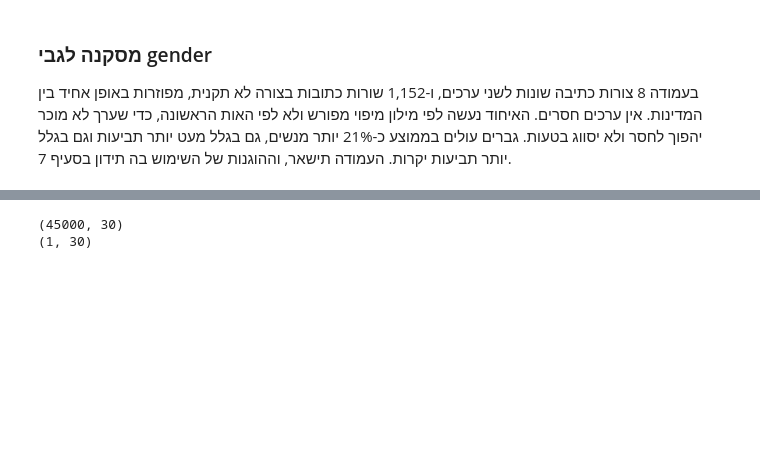
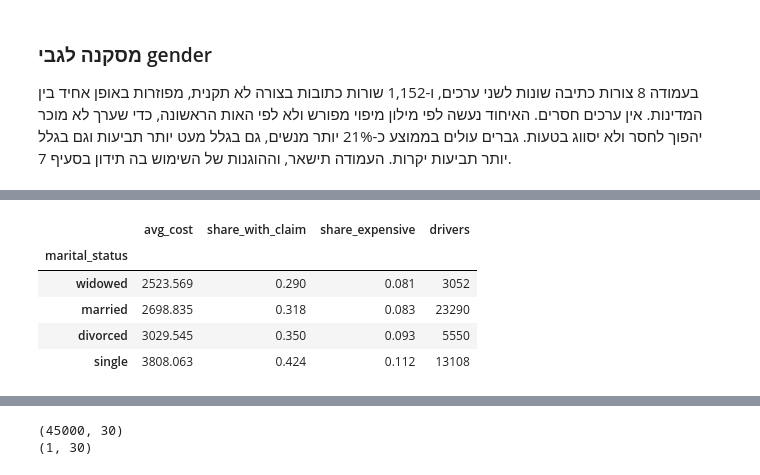
Before and after one commit to liadrimer/car-insurance-claim-prediction, a Jupyter notebook: cleaning_driver.ipynb, the cells around one changed output, grey strips where cells are left out. Saved outputs shown, nothing was run; the diff lists cells and outputs as text; code cells hidden in the pictures; blank space fills up the shorter version.

```diff
--- a/cleaning_driver.ipynb
+++ b/cleaning_driver.ipynb
@@ -461,0 +478,15 @@ df.groupby(gender_clean)["annual_claim_cost"].agg(
+# %%
+# השוואת עלות התביעות בין מצבים משפחתיים
+df.groupby("marital_status")["annual_claim_cost"].agg(
+    avg_cost="mean",
+    share_with_claim=lambda s: (s > 0).mean(),
+    share_expensive=lambda s: (s > 10000).mean(),
+    drivers="count",
+).round(3).sort_values("avg_cost")
+# %% [output]
+|  | avg_cost | share_with_claim | share_expensive | drivers |
+| marital_status |  |  |  |  |
+| widowed | 2523.569 | 0.290 | 0.081 | 3052 |
+| married | 2698.835 | 0.318 | 0.083 | 23290 |
+| divorced | 3029.545 | 0.350 | 0.093 | 5550 |
+| single | 3808.063 | 0.424 | 0.112 | 13108 |
```
Also changed, not shown: parts of 6 cells of this notebook.
